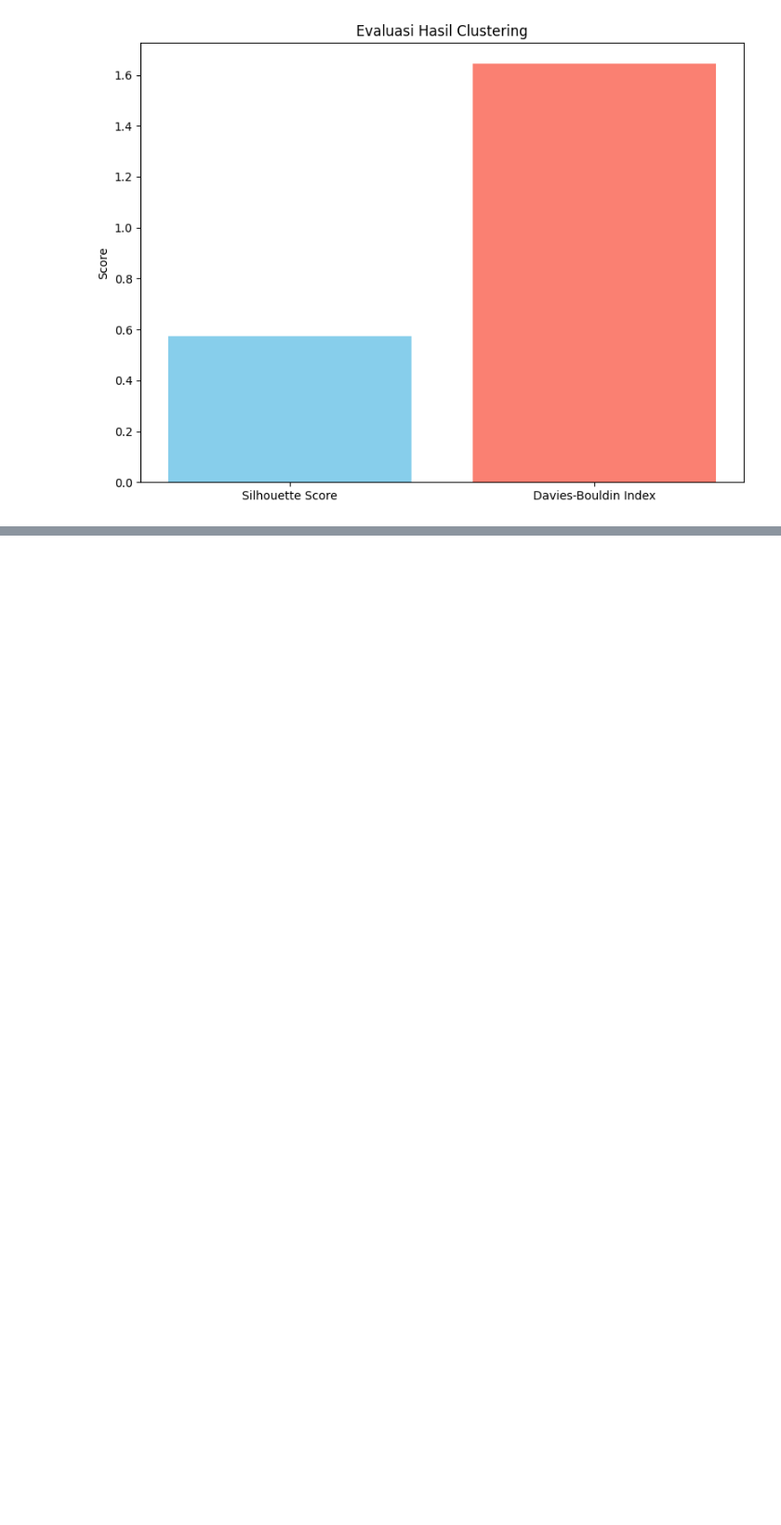
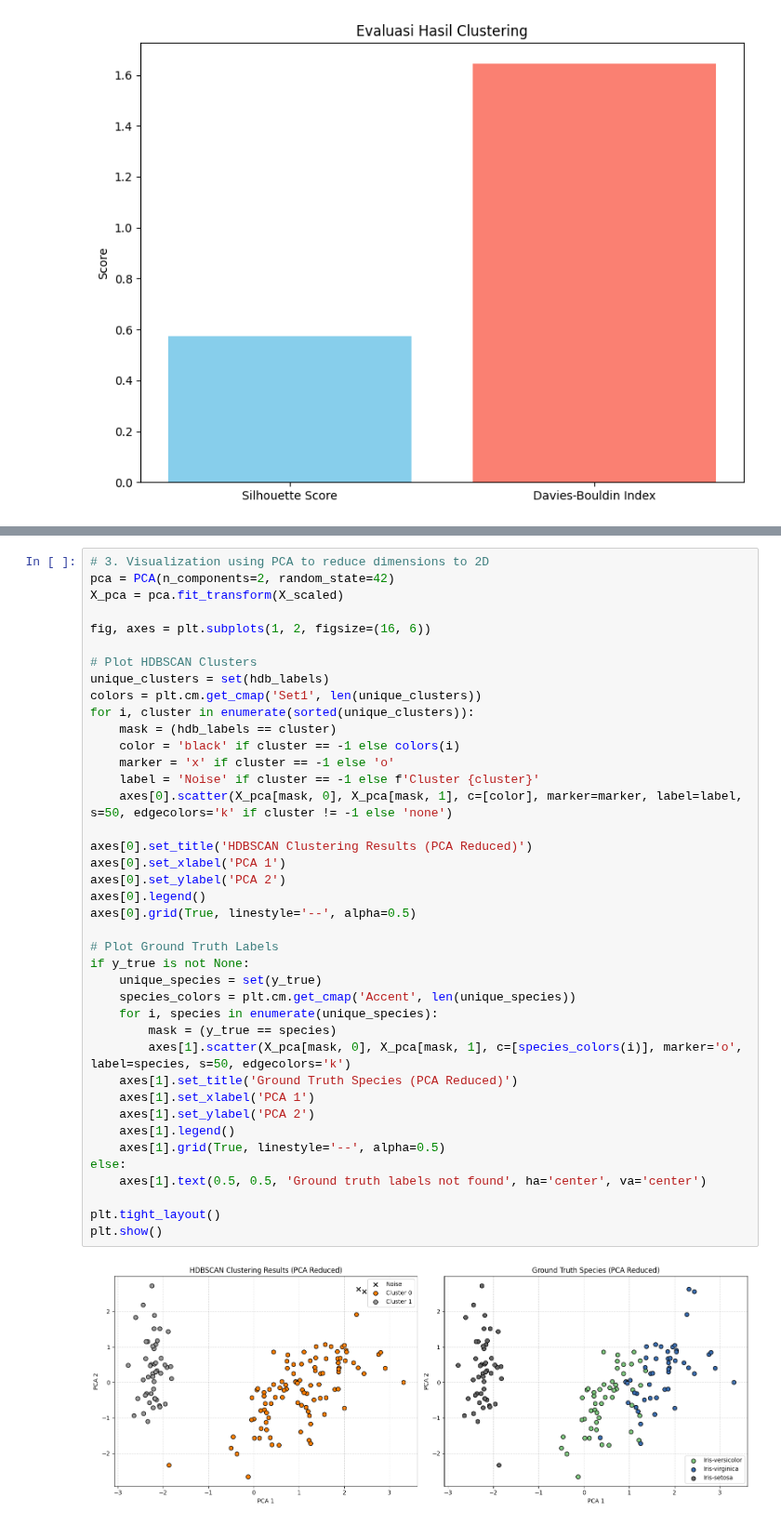
Before and after one commit to Marcel-12345/MachineLearning, a Jupyter notebook: TG5_244107020141_AnselmusMarcelPutraAndria.ipynb, the cells around one changed output, grey strips where cells are left out. Shown at 93% size. Drawn from its saved outputs; the diff is of its cells as text; blank space fills up the shorter version.

```diff
--- a/TG5_244107020141_AnselmusMarcelPutraAndria.ipynb
+++ b/TG5_244107020141_AnselmusMarcelPutraAndria.ipynb
@@ -173,0 +210,42 @@ plt.show()
+# %%
+# 3. Visualization using PCA to reduce dimensions to 2D
+pca = PCA(n_components=2, random_state=42)
+X_pca = pca.fit_transform(X_scaled)
+
+fig, axes = plt.subplots(1, 2, figsize=(16, 6))
+
+# Plot HDBSCAN Clusters
+unique_clusters = set(hdb_labels)
+colors = plt.cm.get_cmap('Set1', len(unique_clusters))
+for i, cluster in enumerate(sorted(unique_clusters)):
+    mask = (hdb_labels == cluster)
+    color = 'black' if cluster == -1 else colors(i)
+    marker = 'x' if cluster == -1 else 'o'
+    label = 'Noise' if cluster == -1 else f'Cluster {cluster}'
+    axes[0].scatter(X_pca[mask, 0], X_pca[mask, 1], c=[color], marker=marker, label=label, s=50, edgecolors='k' if cluster != -1 else 'none')
+
+axes[0].set_title('HDBSCAN Clustering Results (PCA Reduced)')
+axes[0].set_xlabel('PCA 1')
+axes[0].set_ylabel('PCA 2')
+axes[0].legend()
+axes[0].grid(True, linestyle='--', alpha=0.5)
+
+# Plot Ground Truth Labels
+if y_true is not None:
+    unique_species = set(y_true)
+    species_colors = plt.cm.get_cmap('Accent', len(unique_species))
+    for i, species in enumerate(unique_species):
+        mask = (y_true == species)
+        axes[1].scatter(X_pca[mask, 0], X_pca[mask, 1], c=[species_colors(i)], marker='o', label=species, s=50, edgecolors='k')
+    axes[1].set_title('Ground Truth Species (PCA Reduced)')
+    axes[1].set_xlabel('PCA 1')
+    axes[1].set_ylabel('PCA 2')
+    axes[1].legend()
+    axes[1].grid(True, linestyle='--', alpha=0.5)
+else:
+    axes[1].text(0.5, 0.5, 'Ground truth labels not found', ha='center', va='center')
+
+plt.tight_layout()
+plt.show()
+# %% [output]
+[figure, added]
```
Also changed, not shown: parts of 4 cells of this notebook.
